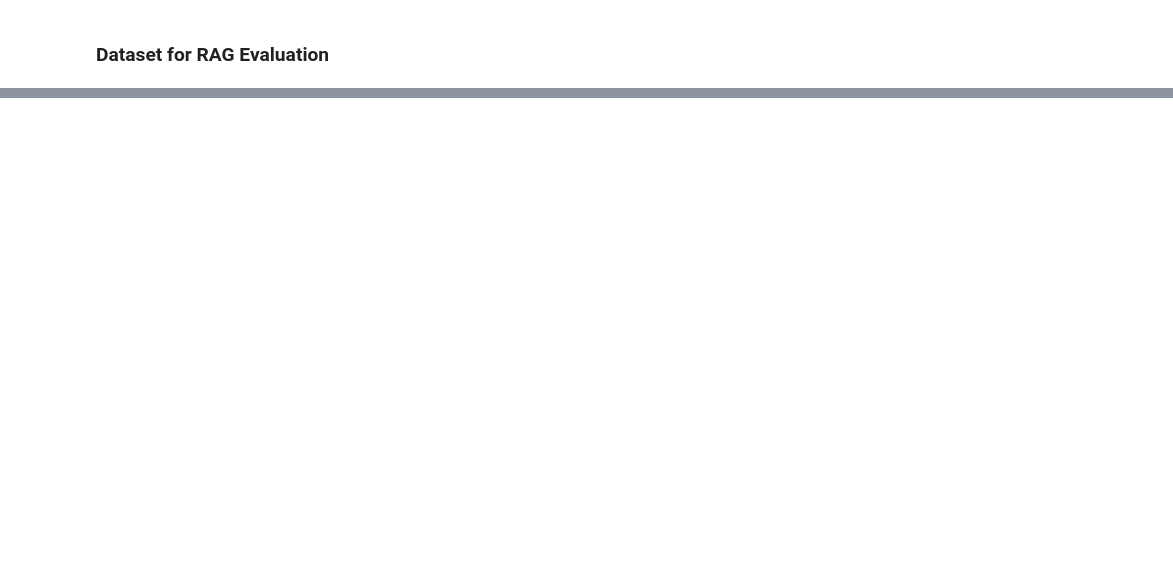
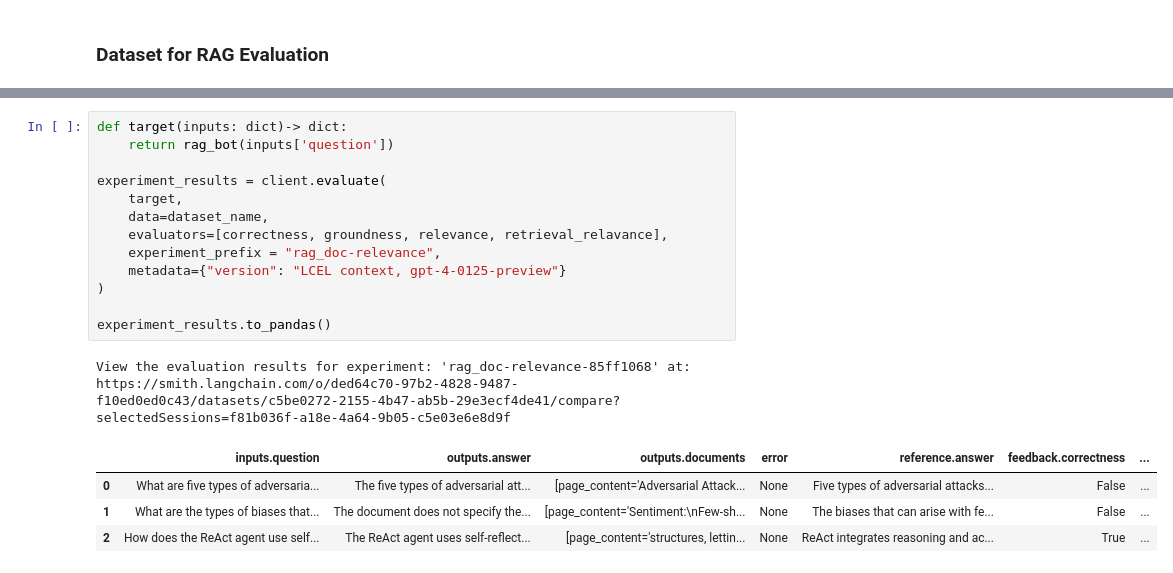
Before and after one commit to mungekarabhishek/llm-evaluation, a Jupyter notebook: llm-eval.ipynb, the cells around one changed output, grey strips where cells are left out. Saved outputs shown, nothing was run; the diff lists cells and outputs as text; blank space fills up the shorter version.

Commit message:
Added functionality for RAG Evaluation

```diff
--- a/llm-eval.ipynb
+++ b/llm-eval.ipynb
@@ -222,0 +390,20 @@ client.create_examples(
+# %%
+def target(inputs: dict)-> dict:
+    return rag_bot(inputs['question'])
+
+experiment_results = client.evaluate(
+    target,
+    data=dataset_name,
+    evaluators=[correctness, groundness, relevance, retrieval_relavance],
+    experiment_prefix = "rag_doc-relevance",
+    metadata={"version": "LCEL context, gpt-4-0125-preview"}
+)
+
+experiment_results.to_pandas()
+# %% [output]
+View the evaluation results for experiment: 'rag_doc-relevance-85ff1068' at:
+https://smith.langchain.com/o/ded64c70-97b2-4828-9487-f10ed0ed0c43/datasets/c5be0272-2155-4b47-ab5b-29e3ecf4de41/compare?selectedSessions=f81b036f-a18e-4a64-9b05-c5e03e6e8d9f
+|  | inputs.question | outputs.answer | outputs.documents | error | reference.answer | feedback.correctness | ... |
+| 0 | What are five types of adversaria... | The five types of adversarial att... | [page_content='Adversarial Attack... | None | Five types of adversarial attacks... | False | ... |
+| 1 | What are the types of biases that... | The document does not specify the... | [page_content='Sentiment:\nFew-sh... | None | The biases that can arise with fe... | False | ... |
+| 2 | How does the ReAct agent use self... | The ReAct agent uses self-reflect... | [page_content='structures, lettin... | None | ReAct integrates reasoning and ac... | True | ... |
```
Also changed, not shown: parts of 12 cells of this notebook, 2 other files.
